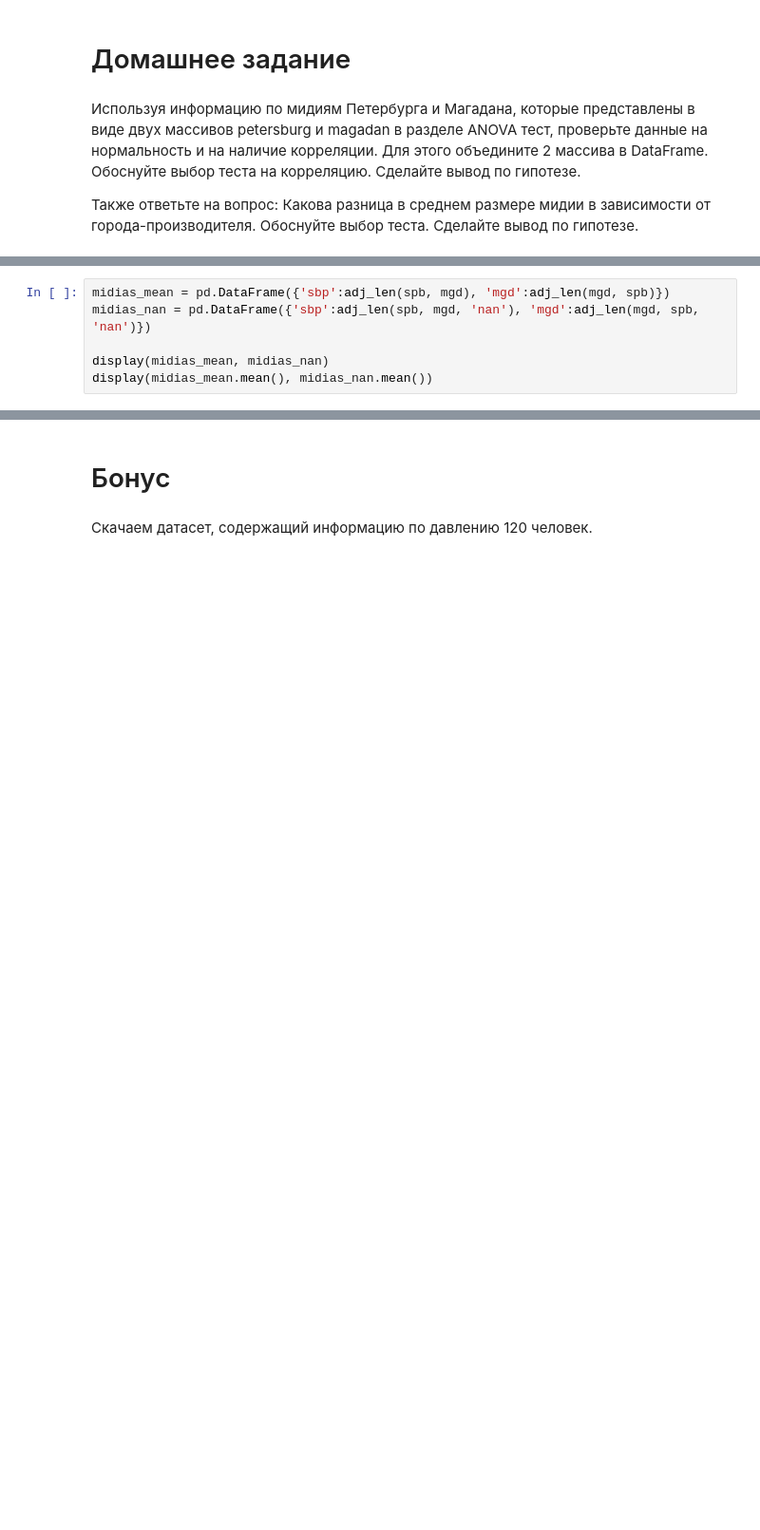
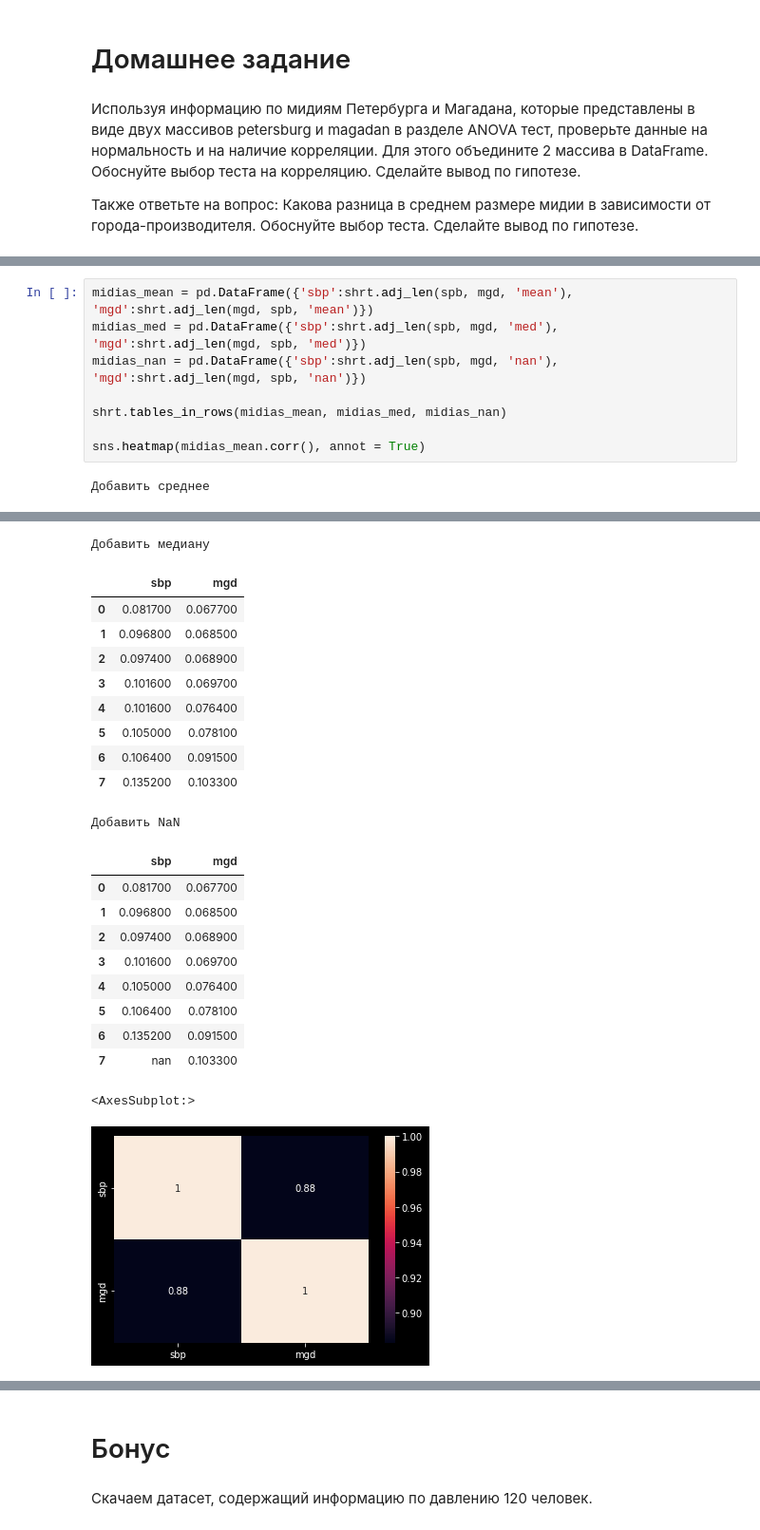
Before and after one commit to madskillskill/sf_data_science, a Jupyter notebook: EDA-4/stat-tests-eda-4.ipynb, the cells around one changed output, grey strips where cells are left out. Shown at 95% size. Saved outputs shown, nothing was run; the diff lists cells and outputs as text; blank space fills up the shorter version.

```diff
--- a/EDA-4/stat-tests-eda-4.ipynb
+++ b/EDA-4/stat-tests-eda-4.ipynb
@@ -168,6 +230,10 @@ NameError: name 'l_1' is not defined
 # %%
-midias_mean = pd.DataFrame({'sbp':adj_len(spb, mgd), 'mgd':adj_len(mgd, spb)})
-midias_nan = pd.DataFrame({'sbp':adj_len(spb, mgd, 'nan'), 'mgd':adj_len(mgd, spb, 'nan')})
+midias_mean = pd.DataFrame({'sbp':shrt.adj_len(spb, mgd, 'mean'), 'mgd':shrt.adj_len(mgd, spb, 'mean')})
+midias_med = pd.DataFrame({'sbp':shrt.adj_len(spb, mgd, 'med'), 'mgd':shrt.adj_len(mgd, spb, 'med')})
+midias_nan = pd.DataFrame({'sbp':shrt.adj_len(spb, mgd, 'nan'), 'mgd':shrt.adj_len(mgd, spb, 'nan')})
 
-display(midias_mean, midias_nan)
-display(midias_mean.mean(), midias_nan.mean())
+shrt.tables_in_rows(midias_mean, midias_med, midias_nan)
+
+sns.heatmap(midias_mean.corr(), annot = True)
+# %% [output]
+Добавить среднее
@@ -173,0 +249,22 @@ display(midias_mean.mean(), midias_nan.mean())
+Добавить медиану
+|  | sbp | mgd |
+| 0 | 0.081700 | 0.067700 |
+| 1 | 0.096800 | 0.068500 |
+| 2 | 0.097400 | 0.068900 |
+| 3 | 0.101600 | 0.069700 |
+| 4 | 0.101600 | 0.076400 |
+| 5 | 0.105000 | 0.078100 |
+| 6 | 0.106400 | 0.091500 |
+| 7 | 0.135200 | 0.103300 |
+Добавить NaN
+|  | sbp | mgd |
+| 0 | 0.081700 | 0.067700 |
+| 1 | 0.096800 | 0.068500 |
+| 2 | 0.097400 | 0.068900 |
+| 3 | 0.101600 | 0.069700 |
+| 4 | 0.105000 | 0.076400 |
+| 5 | 0.106400 | 0.078100 |
+| 6 | 0.135200 | 0.091500 |
+| 7 | nan | 0.103300 |
+<AxesSubplot:>
+[figure, added]
```
Also changed, not shown: parts of 40 cells of this notebook, 6 other files.
